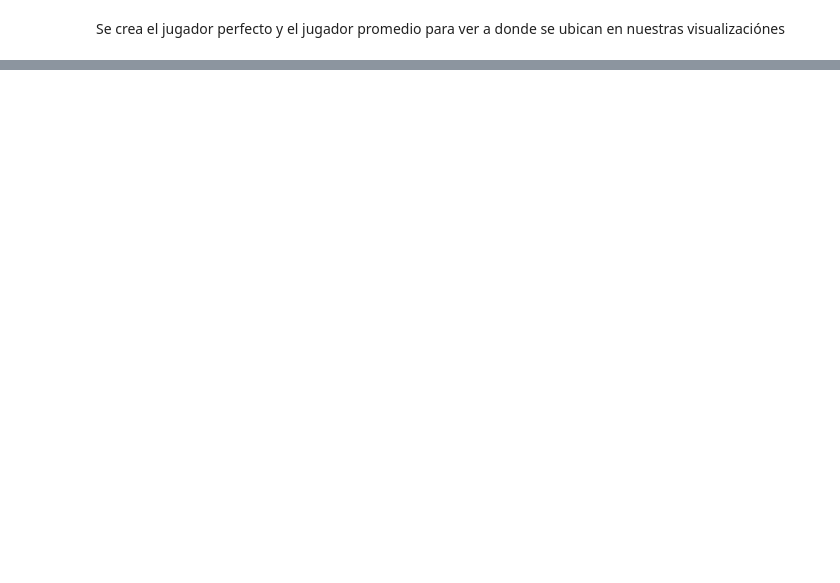
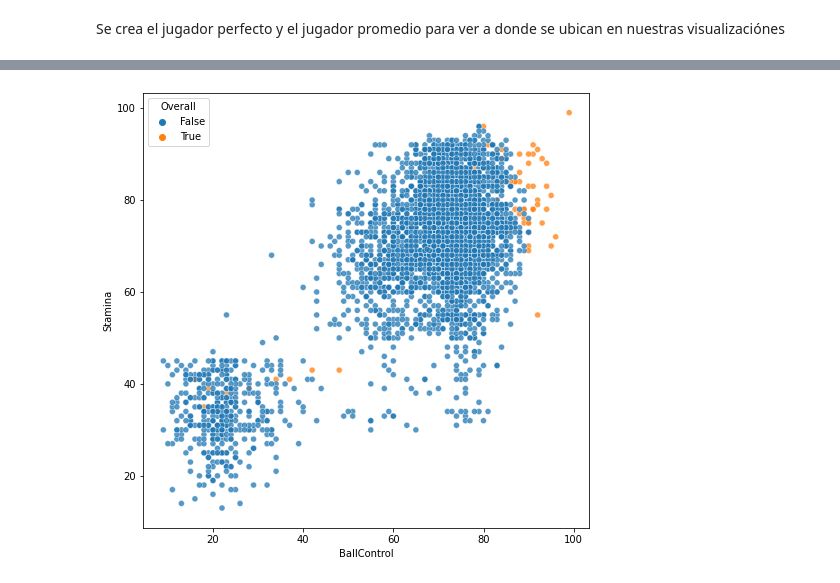
Before and after one commit to nicoambrosis/Aprendizaje-No-Supervisado, a Jupyter notebook: 01-Clustering.ipynb, the cells around one changed output, grey strips where cells are left out. Cells and saved outputs as stored; diff of their text form; code cells hidden in the pictures; blank space fills up the shorter version.

```diff
--- a/01-Clustering.ipynb
+++ b/01-Clustering.ipynb
@@ -103,0 +195,10 @@ df_n.tail()
+# %%
+jugadorPromedioDict = {'Name':'JugadorPromedio',
+                       'Overall': df_n.Overall.mean()}
+
+for skill in skills_ratings:
+    jugadorPromedioDict[skill] = df_n[skill].mean()
+
+
+df_n=df_n.append(jugadorPromedioDict,ignore_index=True)
+df_n.tail()
@@ -103,0 +212,9 @@ df_n.tail()
+# %%
+JugadorPromedioDict={'Name':'JugadorPromedio','Overall':df_n.Overall.mean()}
+for skills in skills_ratings:
+    JugadorPromedioDict[skills]=df_n[skills].mean()
+
+df_n=df_n.append(JugadorPromedioDict,ignore_index=True)
+# %%
+df_skills=df_n[skills_ratings] #base, sólo con desempeños según habilidad (numéricas)
+df_skills.sample(5)
@@ -103,0 +234,4 @@ df_n.tail()
+# %%
+# definimos un booleano para clasificar a los jugadores en cracks y no_cracks
+bool_crack = df_n.Overall > 85
+bool_crack
@@ -103,0 +251,24 @@ df_n.tail()
+# %%
+# Vamos a analizar de a 2 variables
+
+skill_1=skills_ratings[9]
+skill_2=skills_ratings[17]
+
+fig = plt.figure(figsize=(8,8),
+                #  dpi=80
+                 )
+
+sns.scatterplot(x = df_skills[skill_1],
+                y = df_skills[skill_2],
+                # size=3,
+                hue=bool_crack,
+                alpha=0.75,
+                # legend=['Regular','Cracks']
+                )
+
+plt.xlabel(skill_1)
+plt.ylabel(skill_2)
+# plt.legend()
+plt.show()
+# %% [output]
+[figure, added]
```
Also changed, not shown: parts of 21 cells of this notebook.
